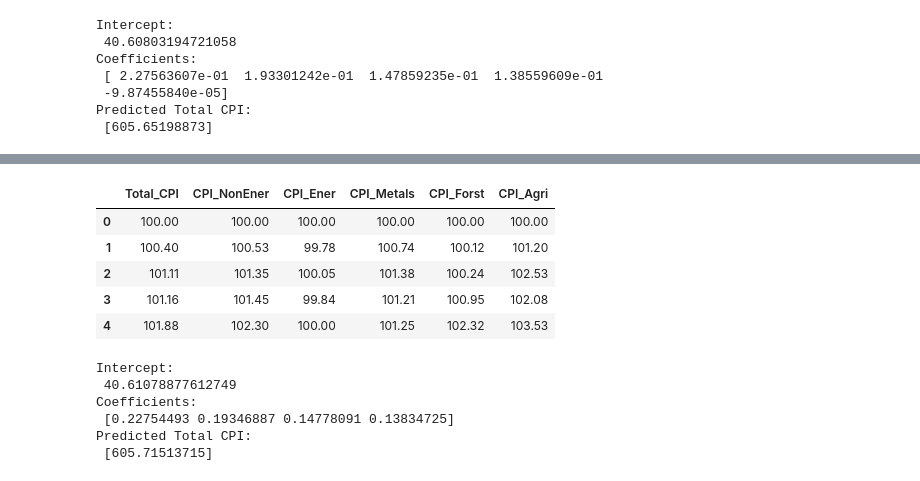
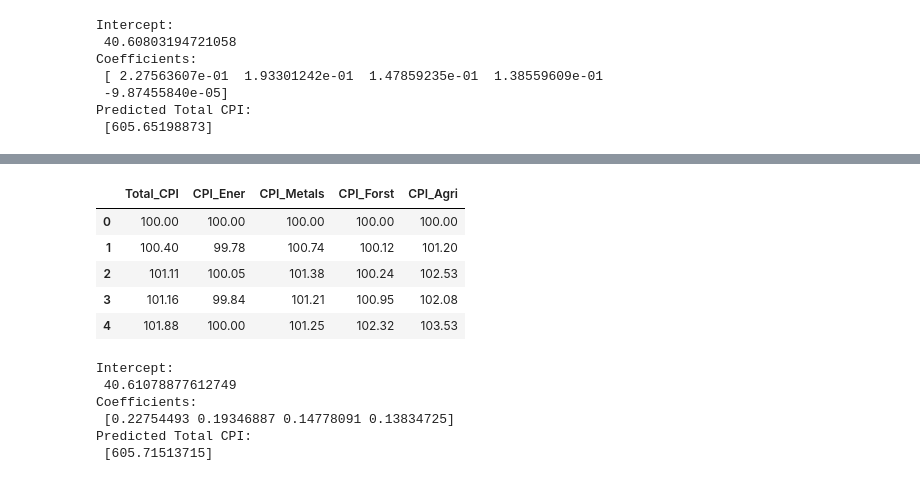
Before and after one commit to DataGalz/CIND820, a Jupyter notebook: CIND820.ipynb, the cells around one changed output, grey strips where cells are left out. Cells and saved outputs as stored; diff of their text form; code cells hidden in the pictures.

```diff
--- a/CIND820.ipynb
+++ b/CIND820.ipynb
@@ -230,6 +237,6 @@ cor
 | CPI_Fish | 0.715992 | 0.830922 | 0.631449 | 0.763231 | 0.810035 | 0.598726 | 1.000000 |
 [figure]
 # %%
-df1 = df_new.drop(['CPI_NonEner'], axis=1)
+df1 = df_new.drop(['CPI_NonEner', 'date'], axis=1)
 df1.head()
 # %% [output]
@@ -362,13 +370,13 @@ Warnings:
 [2] The condition number is large, 7.2e+03. This might indicate that there are
 strong multicollinearity or other numerical problems.
 # %%
-df2 = df_new.drop(['CPI_Fish', 'date'], axis=1)
+df2 = df1.drop(['CPI_Fish'], axis=1)
 df2.head()
 # %% [output]
-|  | Total_CPI | CPI_NonEner | CPI_Ener | CPI_Metals | CPI_Forst | CPI_Agri |
-| 0 | 100.00 | 100.00 | 100.00 | 100.00 | 100.00 | 100.00 |
-| 1 | 100.40 | 100.53 | 99.78 | 100.74 | 100.12 | 101.20 |
-| 2 | 101.11 | 101.35 | 100.05 | 101.38 | 100.24 | 102.53 |
-| 3 | 101.16 | 101.45 | 99.84 | 101.21 | 100.95 | 102.08 |
-| 4 | 101.88 | 102.30 | 100.00 | 101.25 | 102.32 | 103.53 |
+|  | Total_CPI | CPI_Ener | CPI_Metals | CPI_Forst | CPI_Agri |
+| 0 | 100.00 | 100.00 | 100.00 | 100.00 | 100.00 |
+| 1 | 100.40 | 99.78 | 100.74 | 100.12 | 101.20 |
+| 2 | 101.11 | 100.05 | 101.38 | 100.24 | 102.53 |
+| 3 | 101.16 | 99.84 | 101.21 | 100.95 | 102.08 |
+| 4 | 101.88 | 100.00 | 101.25 | 102.32 | 103.53 |
 # %%
```
Also changed, not shown: parts of 25 cells of this notebook.
